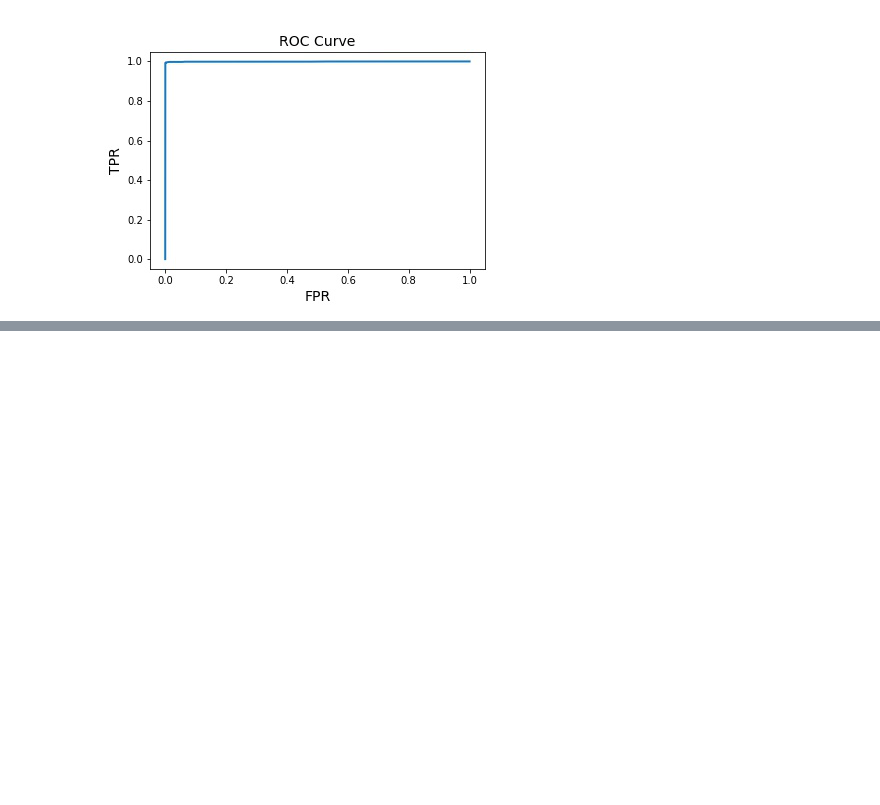
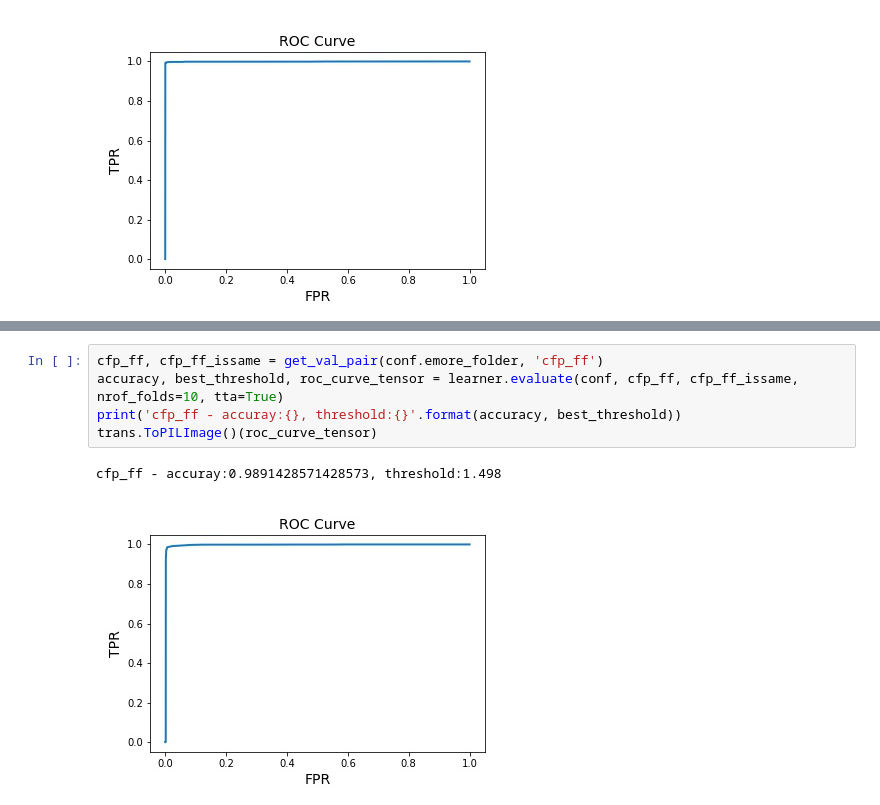
Before and after one commit to TreB1eN/InsightFace_Pytorch, a Jupyter notebook: evaluate_model.ipynb, the cells around one changed output, grey strips where cells are left out. Cells and saved outputs as stored; diff of their text form; blank space fills up the shorter version.

```diff
--- a/evaluate_model.ipynb
+++ b/evaluate_model.ipynb
@@ -80,0 +117,8 @@ lfw - accuray:0.9951666666666666, threshold:1.392
+# %%
+cfp_ff, cfp_ff_issame = get_val_pair(conf.emore_folder, 'cfp_ff')
+accuracy, best_threshold, roc_curve_tensor = learner.evaluate(conf, cfp_ff, cfp_ff_issame, nrof_folds=10, tta=True)
+print('cfp_ff - accuray:{}, threshold:{}'.format(accuracy, best_threshold))
+trans.ToPILImage()(roc_curve_tensor)
+# %% [output]
+cfp_ff - accuray:0.9891428571428573, threshold:1.498
+[figure, added]
```
Also changed, not shown: parts of 10 cells of this notebook, 3 other files.
